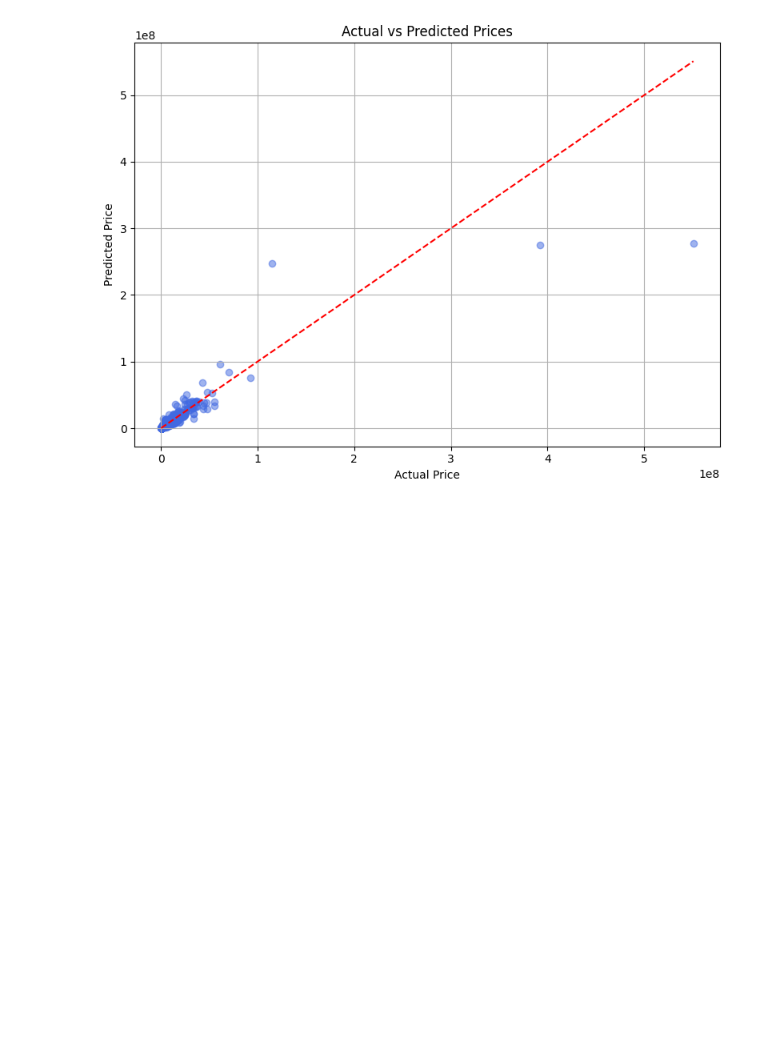
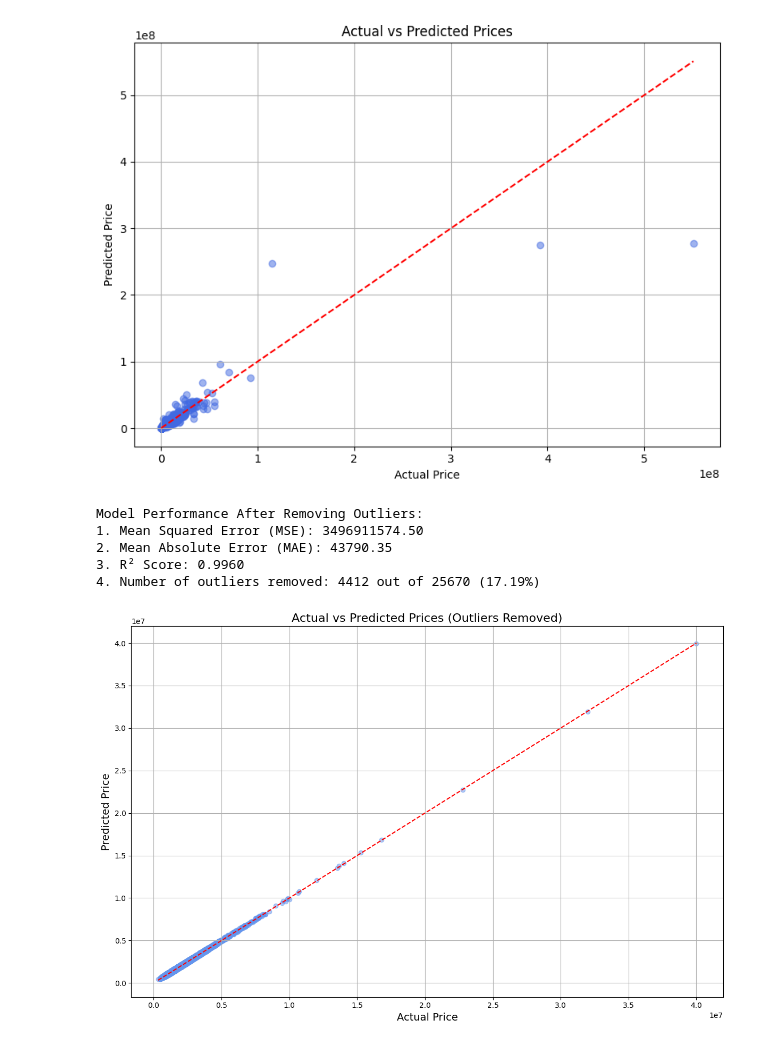
Before and after one commit to feliciahxy/SC1015-DSAI-project, a Jupyter notebook: ML Models/ML Model.ipynb, the cells around one changed output. Drawn from its saved outputs; the diff is of its cells as text; code cells hidden in the pictures; blank space fills up the shorter version.

Commit message:
added new plot wo outlier

```diff
--- a/ML Models/ML Model.ipynb
+++ b/ML Models/ML Model.ipynb
@@ -400,3 +389,43 @@ Feature ranking:
 9. Market Segment_Outside Central Region (0.0061)
 10. Floor Level_01 to 05 (0.0059)
 [figure]
+# %%
+#plot with outliers removed
+
+residuals = y_test - y_pred
+Q1 = np.percentile(residuals, 25)
+Q3 = np.percentile(residuals, 75)
+IQR = Q3 - Q1
+lower_bound = Q1 - 1.5 * IQR
+upper_bound = Q3 + 1.5 * IQR
+
+non_outlier_mask = (residuals >= lower_bound) & (residuals <= upper_bound)
+
+y_test_no_outliers = y_test[non_outlier_mask]
+y_pred_no_outliers = y_pred[non_outlier_mask]
+
+mse_no_outliers = mean_squared_error(y_test_no_outliers, y_pred_no_outliers)
+mae_no_outliers = mean_absolute_error(y_test_no_outliers, y_pred_no_outliers)
+r2_no_outliers = r2_score(y_test_no_outliers, y_pred_no_outliers)
+
+print(f"Number of outliers removed: {len(y_test) - len(y_test_no_outliers)} out of {len(y_test)} ({(len(y_test) - len(y_test_no_outliers))/len(y_test)*100:.2f}%)")
+
+plt.figure(figsize=(12, 8))
+plt.scatter(y_test_no_outliers, y_pred_no_outliers, alpha=0.5, color='cornflowerblue')
+
+min_val = min(y_test_no_outliers.min(), y_pred_no_outliers.min())
+max_val = max(y_test_no_outliers.max(), y_pred_no_outliers.max())
+plt.plot([min_val, max_val], [min_val, max_val], 'r--')
+
+plt.xlabel('Actual Price', fontsize=14)
+plt.ylabel('Predicted Price', fontsize=14)
+plt.title('Actual vs Predicted Prices (Outliers Removed)', fontsize=16)
+plt.grid(True)
+plt.tight_layout()
+# %% [output]
+Model Performance After Removing Outliers:
+1. Mean Squared Error (MSE): 3496911574.50
+2. Mean Absolute Error (MAE): 43790.35
+3. R² Score: 0.9960
+4. Number of outliers removed: 4412 out of 25670 (17.19%)
+[figure, added]
```
Also changed, not shown: parts of 7 cells of this notebook, 1 other file.
